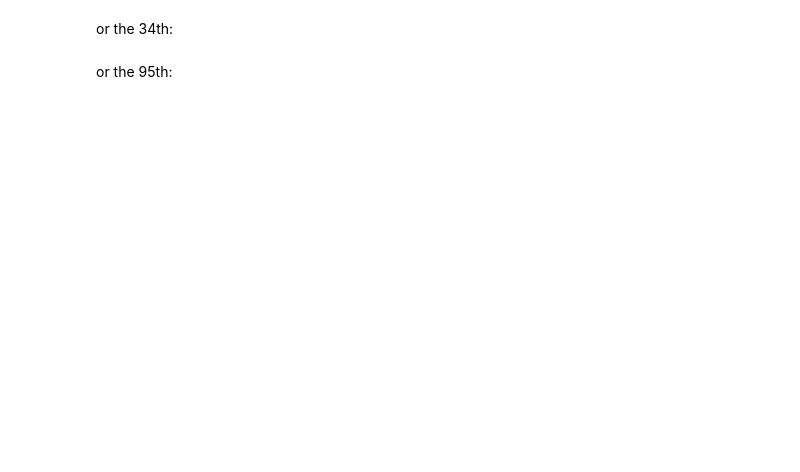
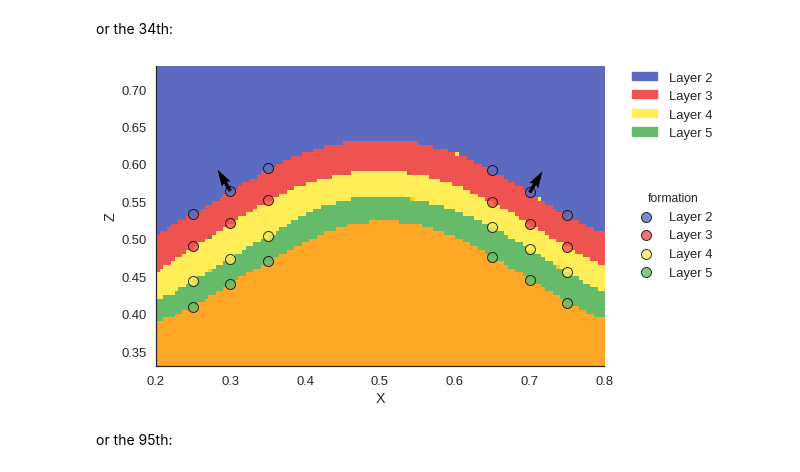
Before and after one commit to gempy-project/gempy, a Jupyter notebook: Tutorial/ch3.ipynb, the cells around one changed output. Saved outputs shown, nothing was run; the diff lists cells and outputs as text; code cells hidden in the pictures; blank space fills up the shorter version.

```diff
--- a/Tutorial/ch3.ipynb
+++ b/Tutorial/ch3.ipynb
@@ -310,7 +331,7 @@ importlib.reload(gempy.UncertaintyAnalysisPYMC2)
 # %% [markdown]
 Which allows us to load the stored pymc2 database
 # %%
-dbname = "pymc2_tutorial"
+dbname = "ch3-pymc2_tutorial-db"
 post = gempy.UncertaintyAnalysisPYMC2.Posterior(dbname)
 # %% [output]
 No GemPy model trace tallied.
@@ -330,9 +351,11 @@ gp.plot_section(interp_data.geo_data_res, lith_block[0], 2, plot_data=True)
 # %% [markdown]
 or the 34th:
 # %%
-post.change_input_data(interp_data, 34)
+post.change_input_data(interp_data, 15)
 lith_block, fault_block = gp.compute_model(interp_data)
 gp.plot_section(interp_data.geo_data_res, lith_block[0], 2, plot_data=True)
+# %% [output]
+[figure, added]
 # %% [markdown]
 or the 95th:
 # %%
```
Also changed, not shown: parts of 22 cells of this notebook, 5 other files.
